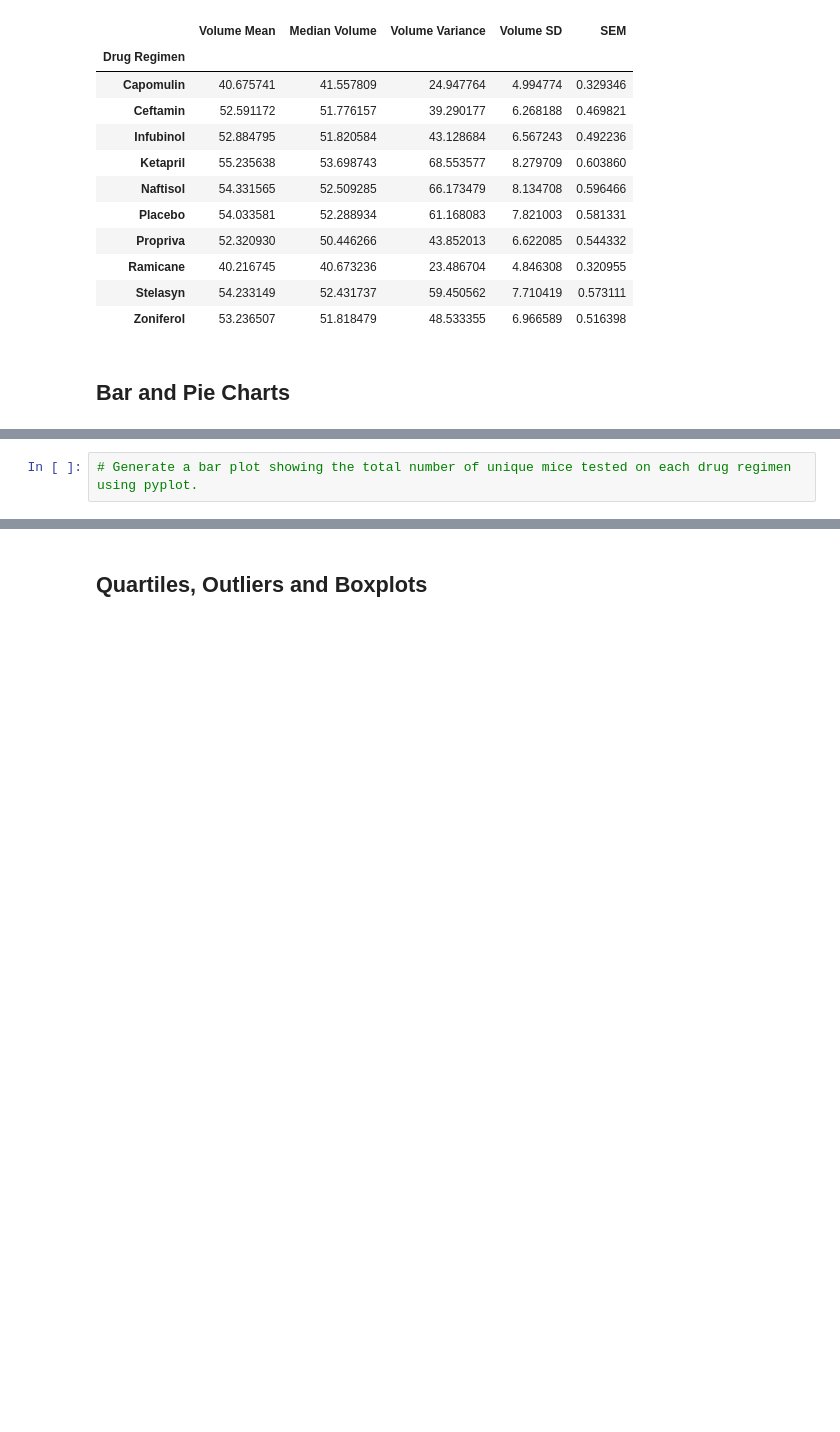
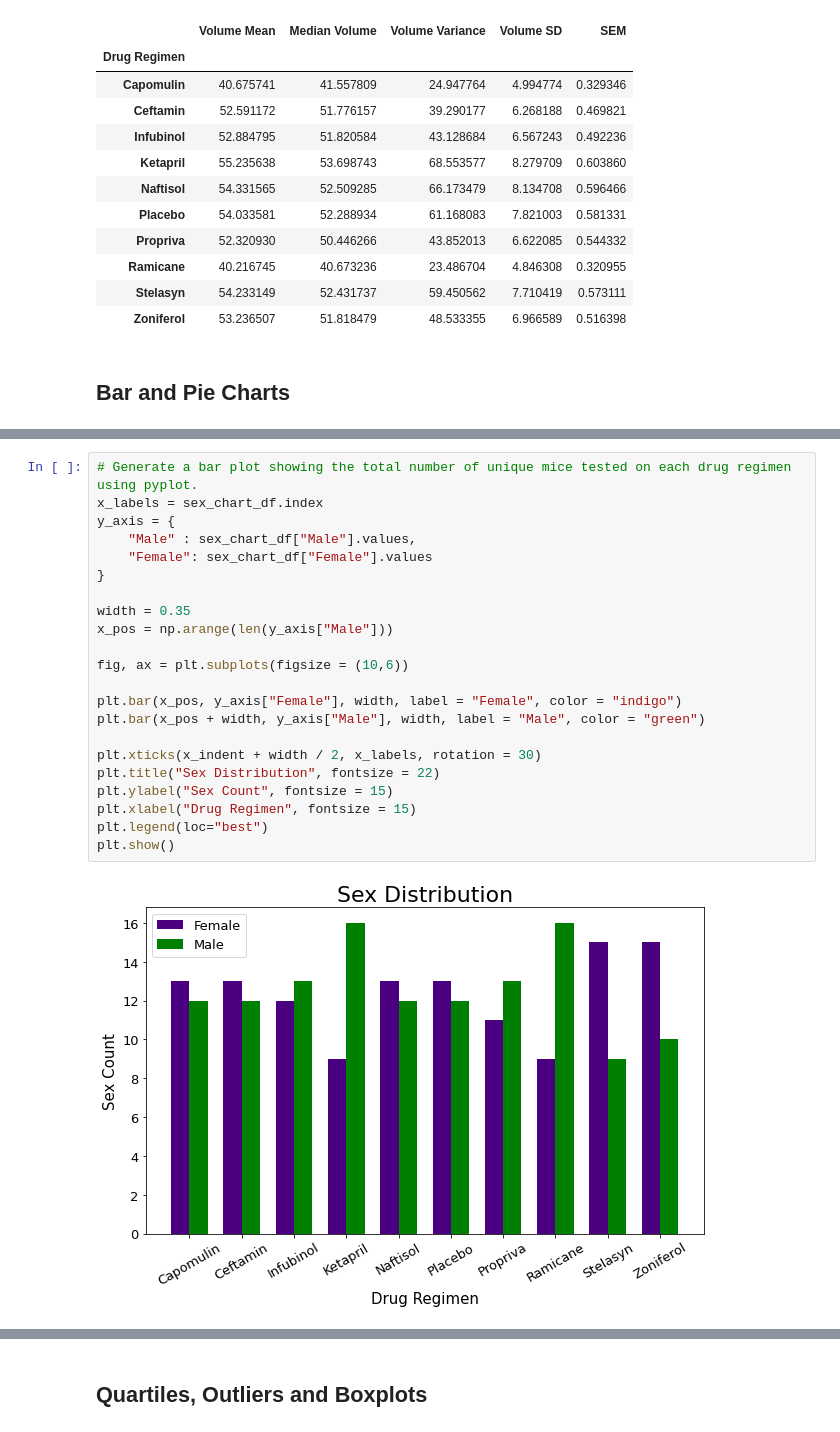
Before and after one commit to BrianDouglas/matplotlib-challenge, a Jupyter notebook: pymaceuticals_starter.ipynb, the cells around one changed output, grey strips where cells are left out. Cells and saved outputs as stored; diff of their text form; blank space fills up the shorter version.

```diff
--- a/pymaceuticals_starter.ipynb
+++ b/pymaceuticals_starter.ipynb
@@ -118,4 +124,26 @@ sex_group["Mouse ID"].nunique().plot(kind="bar")
-# %%
-# Generate a bar plot showing the total number of unique mice tested on each drug regimen using pyplot.
+# %%
+# Generate a bar plot showing the total number of unique mice tested on each drug regimen using pyplot.
+x_labels = sex_chart_df.index
+y_axis = {
+    "Male" : sex_chart_df["Male"].values,
+    "Female": sex_chart_df["Female"].values
+}
+
+width = 0.35
+x_pos = np.arange(len(y_axis["Male"]))
+
+fig, ax = plt.subplots(figsize = (10,6))
+
+plt.bar(x_pos, y_axis["Female"], width, label = "Female", color = "indigo")
+plt.bar(x_pos + width, y_axis["Male"], width, label = "Male", color = "green")
+
+plt.xticks(x_indent + width / 2, x_labels, rotation = 30)
+plt.title("Sex Distribution", fontsize = 22)
+plt.ylabel("Sex Count", fontsize = 15)
+plt.xlabel("Drug Regimen", fontsize = 15)
+plt.legend(loc="best")
+plt.show()
+# %% [output]
+[figure, added]
 # %%
 # Generate a pie plot showing the distribution of female versus male mice using pandas
```
Also changed, not shown: parts of 4 cells of this notebook.
